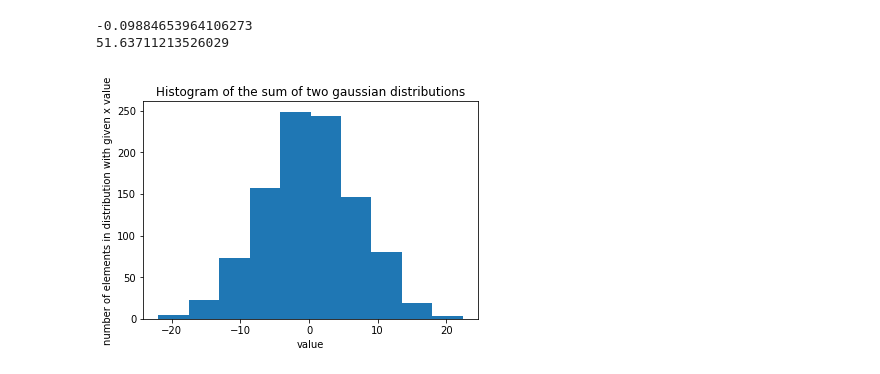
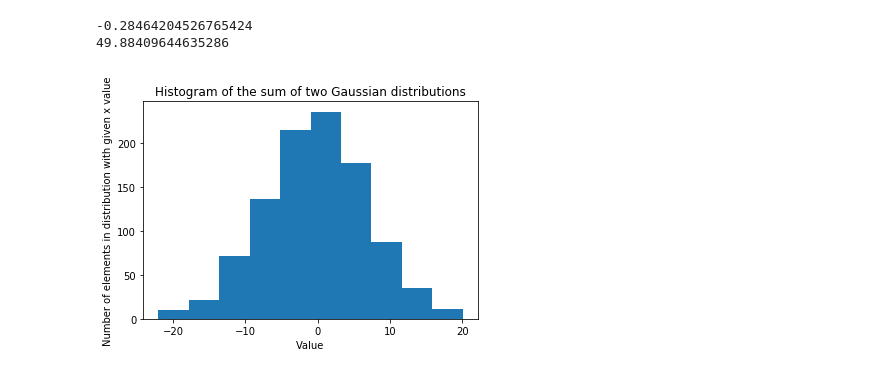
Before and after one commit to jsigee87/Data-Science-Lab-ee379k, a Jupyter notebook: lab1/src/problem1.ipynb, the cells around one changed output. Cells and saved outputs as stored; diff of their text form; code cells hidden in the pictures.

```diff
--- a/lab1/src/problem1.ipynb
+++ b/lab1/src/problem1.ipynb
@@ -12,23 +6,22 @@ import matplotlib.pyplot as plt
 # %%
-# Problem1:
-# Generate two gaussian distributions with mean of 10 and -10, stddev = 5 and size =1000
-# Add both of the distributions and plot a histogram
-# Estimate mean and variance
-distribution_1 = np.random.normal(loc = -10 , scale =5 , size = 1000)
+import numpy as np
+import matplotlib.pyplot as plt
+
+distribution_1 = np.random.normal(loc = -10 , scale = 5 , size = 1000)
 distribution_2 = np.random.normal(loc = 10, scale = 5, size =1000)
-sum_dist = distribution_1+distribution_2
-mn = np.mean(sum_dist)
-vr = np.var(sum_dist)
+sum_dist = distribution_1 + distribution_2
+mean = np.mean(sum_dist)
+var = np.var(sum_dist)
 print(mean)
 print(var)
 
 
-plt.hist(sum)
-plt.xlabel("value")
-plt.ylabel("number of elements in distribution with given x value")
-plt.title("Histogram of the sum of two gaussian distributions")
+plt.hist(sum_dist)
+plt.xlabel("Value")
+plt.ylabel("Number of elements in distribution with given x value")
+plt.title("Histogram of the sum of two Gaussian distributions")
 plt.show()
 # %% [output]
--0.09884653964106273
-51.63711213526029
+-0.28464204526765424
+49.88409644635286
-[figure, old version]
+[figure, new version]
```
Also changed, not shown: parts of 3 cells of this notebook, 2 other files.
